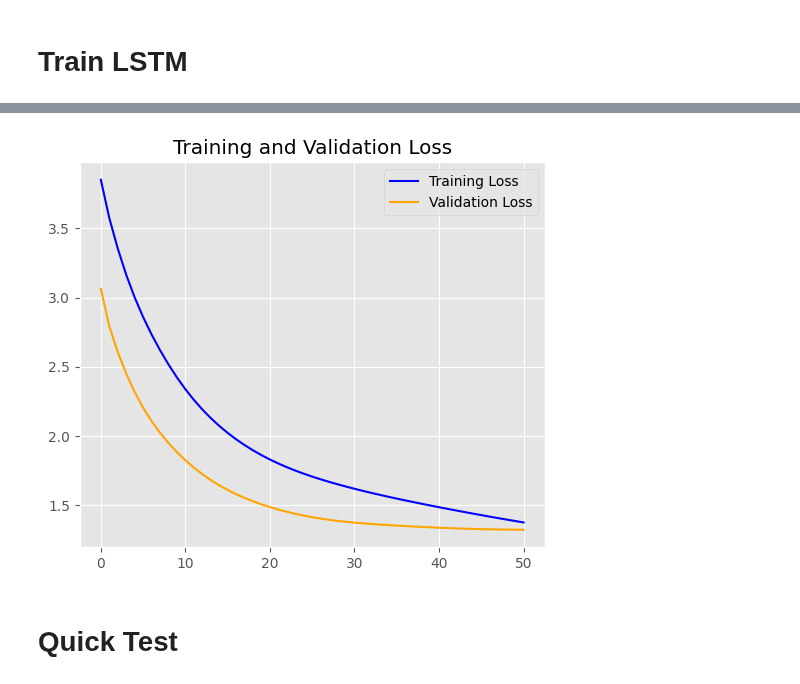
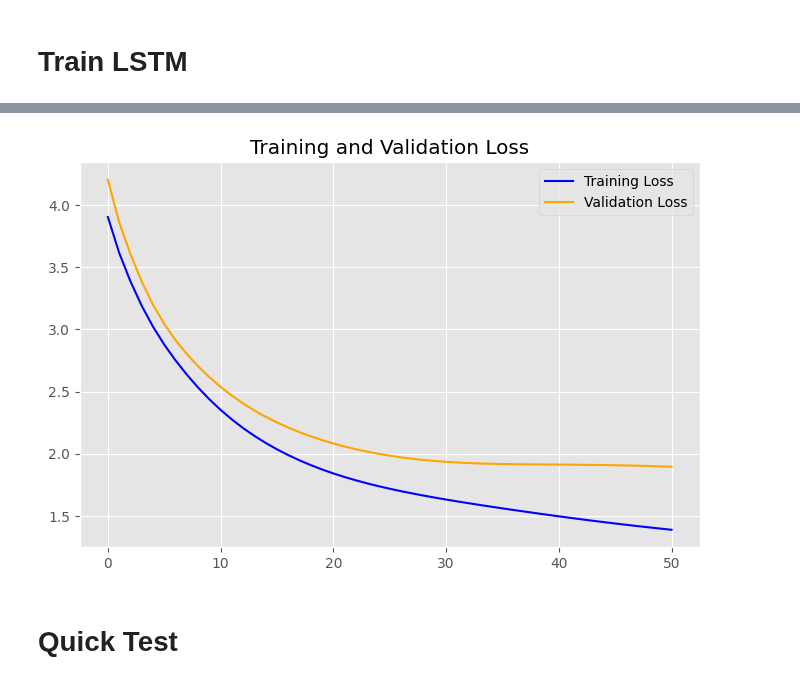
Before and after one commit to baobuiquang/ParallelLSTM, a Jupyter notebook: LSTM.ipynb, the cells around one changed output, grey strips where cells are left out. Cells and saved outputs as stored; diff of their text form; code cells hidden in the pictures.

```diff
--- a/LSTM.ipynb
+++ b/LSTM.ipynb
@@ -585,7 +658,7 @@ def loop_minibatches(minibatch_size, train_valid_set, params, all_valid_losses,
             avg_grads = np.mean(all_grads, axis = 0)
             params = update_parameters(params, avg_grads, lr = learning_rate)
 
-# TRAIN LSTM
+# TRAIN LSTM NEURAL NETWORK
 def train_LSTM(num_epochs = 100, minibatch_size = 2, round_decimal = 10, learning_rate = 10e-1, epochs_per_print = 1, optimize_method = 'fullbatch', hidden_size = hidden_size, vocab_size = vocab_size):
 
     # Initialize a new network
@@ -636,14 +709,8 @@ def train_LSTM(num_epochs = 100, minibatch_size = 2, round_decimal = 10, learnin
 
         # Print loss
         if i % epochs_per_print == 0:
-            print(f'Epoch {i}:\tTrain Loss = {round(training_loss[-1], 2)}\tValid Loss = {round(validation_loss[-1], 2)} \t {training_loss[-1]} \t {validation_loss[-1]}')
-            if round(training_loss[-1], round_decimal) == round(0.65017804645, round_decimal) and round(validation_loss[-1], round_decimal) == round(0.6884003186600001, round_decimal):
+            print(f'Epoch {i}:\tTrain Loss = {round(training_loss[-1], 2)}\tValid Loss = {round(validation_loss[-1], 2)} \t ({training_loss[-1]} \t {validation_loss[-1]})')
+            if round(training_loss[-1], round_decimal) == round(1.389802795940678, round_decimal) and round(validation_loss[-1], round_decimal) == round(1.896615036257143, round_decimal):
                 print(f'👍👍👍👍👍👍👍👍👍👍\n' * 10)
 
     return params, training_loss, validation_loss
-# %%
-%%time
-if QUICKTEST:
-    params, training_loss, validation_loss = train_LSTM(num_epochs = 50, minibatch_size = 10, round_decimal = 10, learning_rate = 0.1, epochs_per_print = 10, optimize_method = 'minibatch')
-else:
-    params, training_loss, validation_loss = train_LSTM(num_epochs = 50, minibatch_size = 5, round_decimal = 10, learning_rate = 0.1, epochs_per_print = 10, optimize_method = 'minibatch')
@@ -658,0 +717,29 @@ Wall time: 8.15 s
+# %%
+%%time
+if QUICKTEST:
+    params, training_loss, validation_loss = train_LSTM(num_epochs = 50, minibatch_size = 10, round_decimal = 10, learning_rate = 0.1, epochs_per_print = 10, optimize_method = 'minibatch')
+else:
+    params, training_loss, validation_loss = train_LSTM(num_epochs = 50, minibatch_size = len(validation_set), round_decimal = 10, learning_rate = 0.1, epochs_per_print = 10, optimize_method = 'minibatch')
+
+# -----
+# params, training_loss, validation_loss = train_LSTM(num_epochs = 5, minibatch_size = len(validation_set), round_decimal = 10, learning_rate = 0.1, epochs_per_print = 1, optimize_method = 'minibatch')
+
+# ----- raw ver -----
+# Epoch 0:	Train Loss = 3.9	Valid Loss = 4.2 	 (3.9031626016491523 	 4.2027568799857145)
+# Epoch 1:	Train Loss = 3.62	Valid Loss = 3.86 	 (3.6152784161491525 	 3.8615986598000007)
+# Epoch 2:	Train Loss = 3.39	Valid Loss = 3.61 	 (3.386136692522034 	 3.6050993745999995)
+# Epoch 3:	Train Loss = 3.19	Valid Loss = 3.38 	 (3.1897238797101695 	 3.3849550778)
+# Epoch 4:	Train Loss = 3.02	Valid Loss = 3.2 	 (3.0220866195525424 	 3.198618844957143)
+# Epoch 5:	Train Loss = 2.88	Valid Loss = 3.04 	 (2.8779136835389827 	 3.0435489866142853)
+# CPU times: user 6min 25s, sys: 1.23 s, total: 6min 26s
+# Wall time: 7min 36s
+
+# ----- numpy ver -----
+# Epoch 0:	Train Loss = 3.9	Valid Loss = 4.2 	 (3.9031626015864402 	 4.202756879714285)
+# Epoch 1:	Train Loss = 3.62	Valid Loss = 3.86 	 (3.615278416074576 	 3.861598659742857)
+# Epoch 2:	Train Loss = 3.39	Valid Loss = 3.61 	 (3.386136692501695 	 3.6050993735285717)
+# Epoch 3:	Train Loss = 3.19	Valid Loss = 3.38 	 (3.189723879688136 	 3.3849550777857145)
+# Epoch 4:	Train Loss = 3.02	Valid Loss = 3.2 	 (3.022086619442373 	 3.1986188449714286)
+# Epoch 5:	Train Loss = 2.88	Valid Loss = 3.04 	 (2.8779136833457626 	 3.043548986571429)
+# CPU times: user 577 ms, sys: 22.6 ms, total: 600 ms
+# Wall time: 603 ms
@@ -659,12 +766,12 @@ Wall time: 8.15 s
 # %%
-plt.figure(figsize=(6, 5))
+plt.figure(figsize=(8, 5))
 plt.plot(training_loss, label = 'Training Loss', color = 'blue')
 plt.plot(validation_loss, label = 'Validation Loss', color = 'orange')
 plt.title('Training and Validation Loss')
 plt.legend()
 plt.show()
 # %% [output]
-[figure, old version]
+[figure, new version]
 # %% [markdown]
 # Quick Test
 # %%
```
Also changed, not shown: parts of 20 cells of this notebook.
